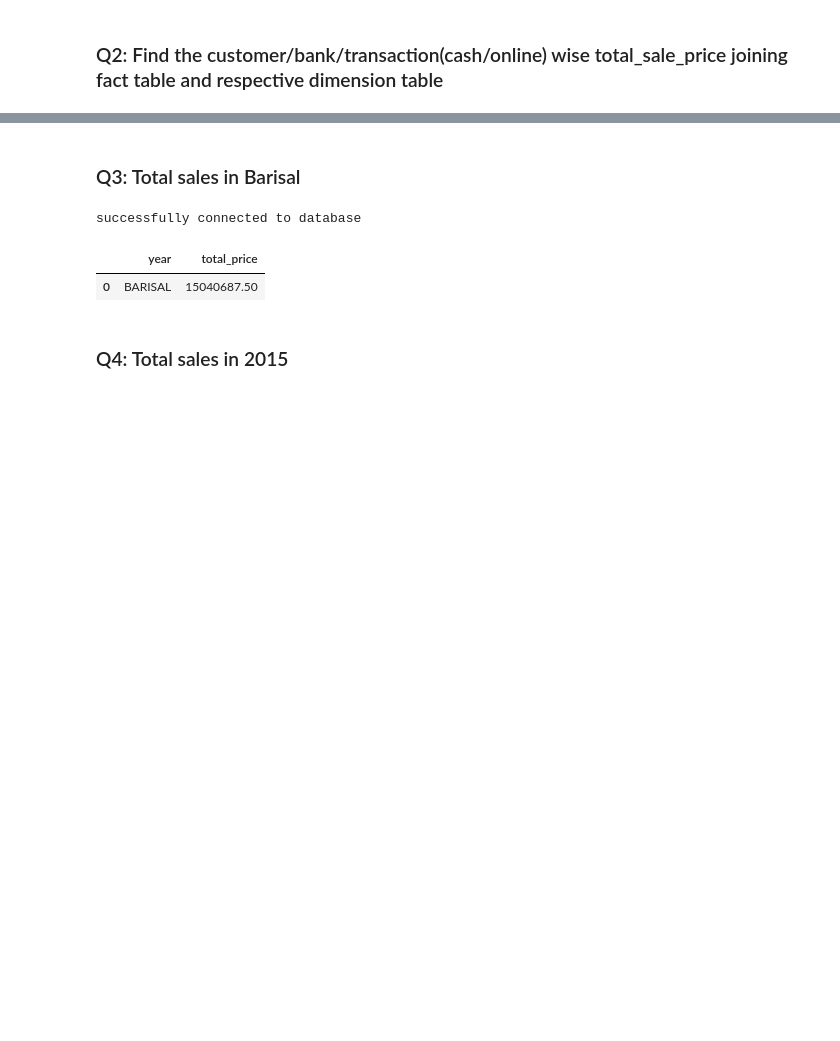
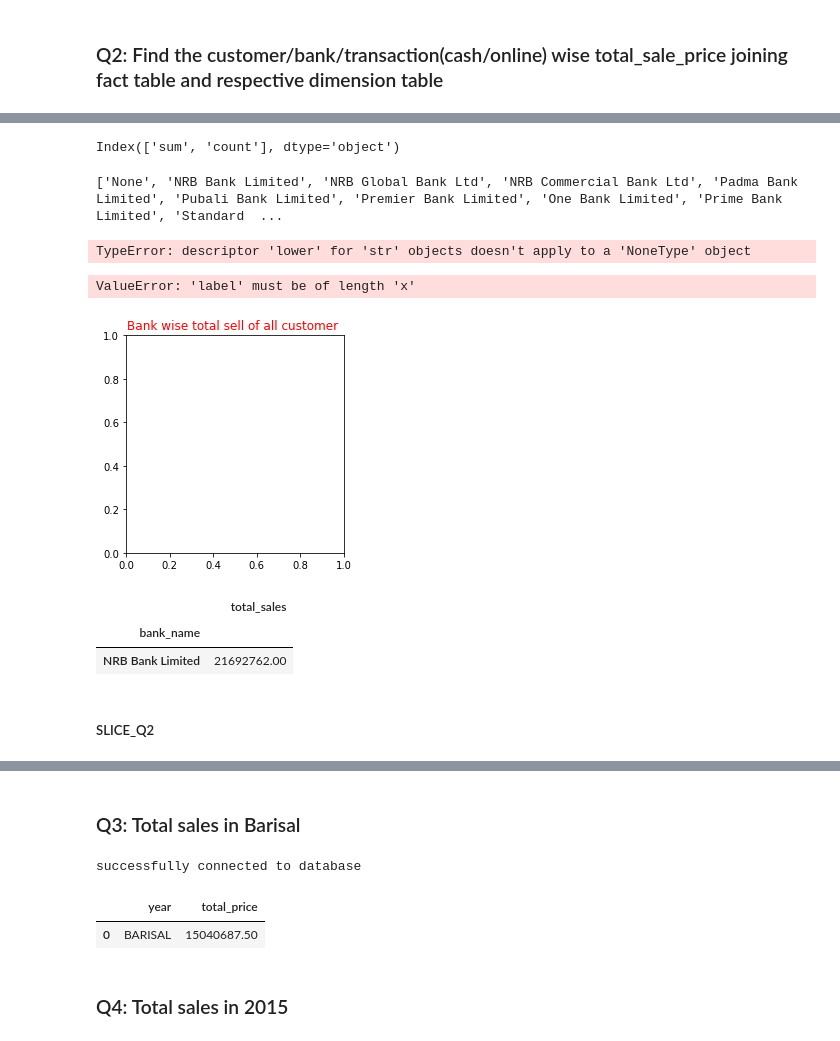
Before and after one commit to SadiaAlamChy/HDA-Tech-Learning, a Jupyter notebook: notebook/analytics/OLAP.ipynb, the cells around one changed output, grey strips where cells are left out. Cells and saved outputs as stored; diff of their text form; code cells hidden in the pictures; blank space fills up the shorter version.

```diff
--- a/notebook/analytics/OLAP.ipynb
+++ b/notebook/analytics/OLAP.ipynb
@@ -304,0 +469,11 @@ df_slice.plot(kind='bar', figsize=(10,7))
+# %%
+select_stmt = " SELECT cs.coustomer_key, trs.trans_type, trs.bank_name, SUM(fact.total_price) "\
+              " From ecomdb_star_schema.fact_table fact "\
+              " JOIN ecomdb_star_schema.coustomer_dim cs on cs.coustomer_key = fact.coustomer_key "\
+              " JOIN ecomdb_star_schema.trans_dim trs on trs.payment_key = fact.payment_key "\
+              " GROUP BY CUBE(cs.coustomer_key, trs.trans_type, trs.bank_name) "\
+              " ORDER BY cs.coustomer_key "
+
+CUBE_records = retrive_data_from_table(select_stmt)
+df = pd.DataFrame(list(CUBE_records), columns=['coustomer_key', 'trans_type', 'bank_name', 'total_sales'])
+df
@@ -304,0 +529,3 @@ df_slice.plot(kind='bar', figsize=(10,7))
+# %%
+dfBN1 = df.groupby('bank_name')['total_sales'].agg(['sum','count'])
+dfBN1
@@ -304,0 +551,35 @@ df_slice.plot(kind='bar', figsize=(10,7))
+# %%
+dfBN1.columns
+# %% [output]
+Index(['sum', 'count'], dtype='object')
+# %%
+labels = []
+for name in df['bank_name'].unique():
+    labels.append(name)
+print(labels)
+labels1 = sorted(labels, key=str.lower)
+print(labels1)
+# %% [output]
+['None', 'NRB Bank Limited', 'NRB Global Bank Ltd', 'NRB Commercial Bank Ltd', 'Padma Bank Limited', 'Pubali Bank Limited', 'Premier Bank Limited', 'One Bank Limited', 'Prime Bank Limited', 'Standard  ...
+TypeError: descriptor 'lower' for 'str' objects doesn't apply to a 'NoneType' object
+# %%
+labels=dfBN1['bank_name']
+data = dfBN1['sum']
+textprops = {"fontsize":10}
+# colors = ( "orange", "cyan", "brown", "grey", "indigo", "beige",'salmon','palegreen','skyblue','plum','pink')
+# colors=colors, explode=(0.1, 0.1,0.1, 0.1, 0.1, 0.1,0.1, 0.1, 0.1, 0.1, 0.1)
+plt.title('Bank wise total sell of all customer ', loc='center', color='r')
+
+plt.pie(data, labels=labels, shadow = True, textprops = textprops,  autopct='%.2f%%')
+plt.rcParams["figure.figsize"] = (12,7)
+plt.show()
+# %% [output]
+ValueError: 'label' must be of length 'x'
+[figure, added]
+# %%
+dfBN_NRB=dfBN.query("bank_name == 'NRB Bank Limited'")
+dfBN_NRB
+# %% [output]
+|  | total_sales |
+| bank_name |  |
+| NRB Bank Limited | 21692762.00 |
@@ -304,0 +590,2 @@ df_slice.plot(kind='bar', figsize=(10,7))
+# %% [markdown]
+##### SLICE_Q2
```
Also changed, not shown: parts of 70 cells of this notebook.
